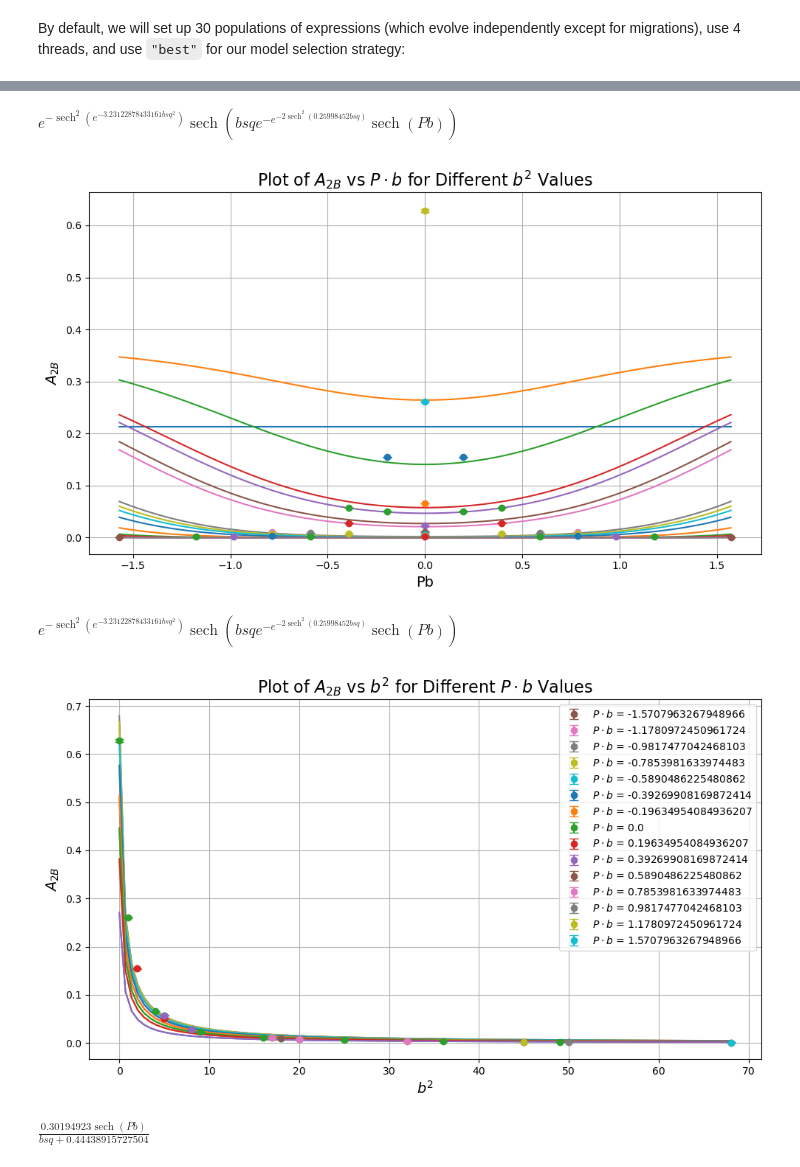
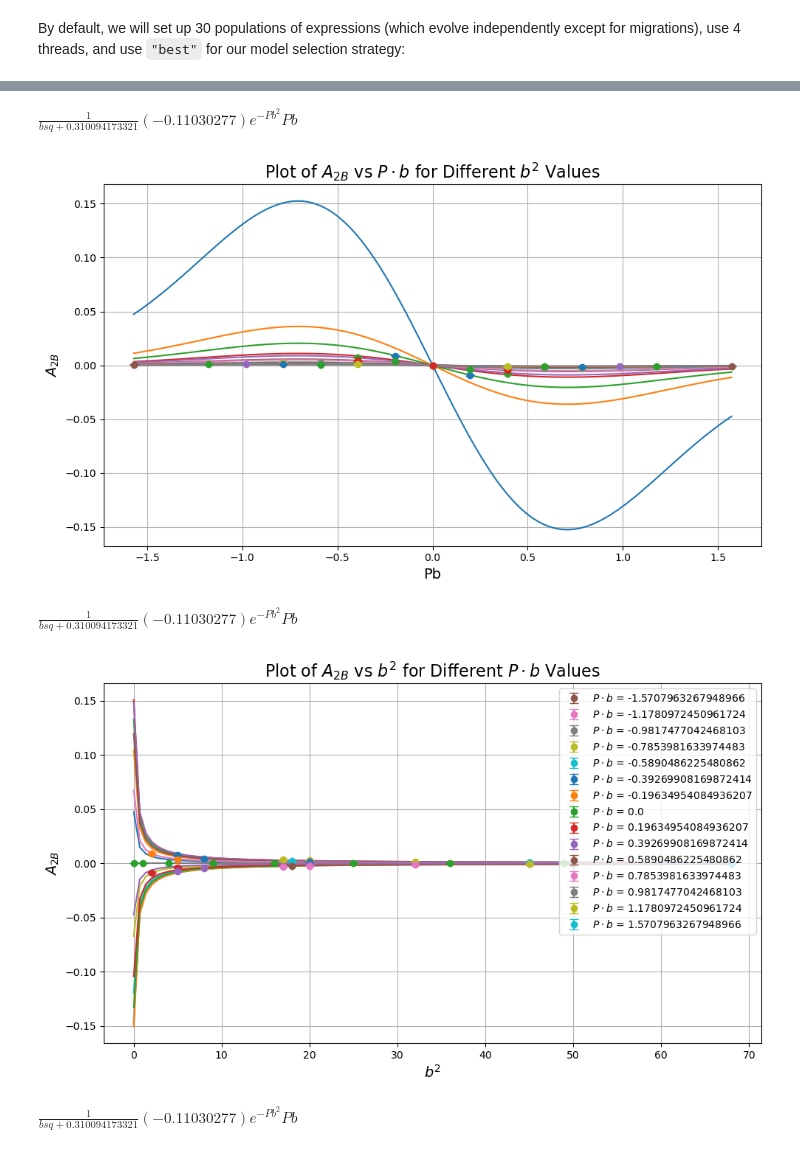
Before and after one commit to Hariprashad-Ravikumar/Sivers_TMD_Lattice_Analysis_Mathematica_PySR, a Jupyter notebook: PySR/A2B_Pb_b2_each_eta.ipynb, the cells around one changed output, grey strips where cells are left out. Saved outputs shown, nothing was run; the diff lists cells and outputs as text; code cells hidden in the pictures.

```diff
--- a/PySR/A2B_Pb_b2_each_eta.ipynb
+++ b/PySR/A2B_Pb_b2_each_eta.ipynb
@@ -39,7 +73,7 @@ import h5py
 # PySR for A12B eta = 8:
 # %%
 
-file_path = "/Users/hariprashadravikumar/sivers_TMD_PhD_project/save_h5_A12B_A2B/eta_Pb_bsquare_Amp_err_withb0.h5"
+file_path = "/Users/hariprashadravikumar/sivers_TMD_PhD_project/save_h5_A12B_A2B/eta_Pb_bsquare_Amp_Re_Im_err.h5"
 #with h5py.File(file_path, "r") as h5_file:
 #    # Specify the dataset to extract
 #    dataset_name = "Pl-2/eta_8_Pb_bsq_A12B_err"
@@ -48,7 +82,7 @@ file_path = "/Users/hariprashadravikumar/sivers_TMD_PhD_project/save_h5_A12B_A2B
 P1 = 1
 data_list = []
 with h5py.File(file_path, "r") as h5_file:
-    dataset_name = f"Pl-{P1}/eta_8_Pb_bsq_A2B_err"
+    dataset_name = f"Pl-{P1}/eta_8_Pb_bsq_ImA2B_err"
     dataPl = np.array(h5_file[dataset_name])
     data_list.append(dataPl)
 
@@ -57,7 +91,7 @@ data = np.vstack(data_list)
 PbbsqA2B = data[:, 1:3]
 A2B = data[:, 3]
 A2Berr = data[:, 4]
-A2Bweight = [1/sigma**2 for sigma in A2Berr]
+A2Bweight = [0 if sigma == 0 else 1/sigma**2 for sigma in A2Berr]
 
 
 #print("bLbT =", bLbT)
@@ -165,7 +199,7 @@ extra_sympy_mappings = {
     "sech": lambda x: sech(x)
 }
 
-model = PySRRegressor(
+modelold = PySRRegressor(
     niterations=50,
     unary_operators=["gaussian(x) = exp(-x^2)",  "sech"],
     binary_operators=["*"],
@@ -175,15 +209,14 @@ model = PySRRegressor(
     constraints={'gaussian': (-1, 1), 'sech': (-1, 1)}
 
 )
-
-modelold = PySRRegressor(
-    niterations=30,
-    unary_operators=["sech"],
+model = PySRRegressor(
+    niterations=50,
+    unary_operators=["gaussian(x) = exp(-x^2)", "decay(x) = exp(-x)"],
     binary_operators=["*", "Lorentzian(x, y) = 1/(y + x^2)"],
     extra_sympy_mappings=extra_sympy_mappings,  # Include the custom mappings
     loss_function=custom_loss_function,  # Use the custom loss function
-    #nested_constraints = { "sech": {"sech": 0,  "Lorentzian": 0},  "Lorentzian": {"sech": 0, "Lorentzian": 0}},
-    constraints={'gaussian': (-1, 1), 'sech': (-1, 1), 'Lorentzian': (-1, 1)}
+    nested_constraints = { "gaussian": {"gaussian": 0, "Lorentzian": 0, "decay": 0},"Lorentzian": {"Lorentzian": 0, "gaussian": 0, "decay": 0},  "decay": {"Lorentzian": 0, "gaussian": 0, "decay": 0}},
+    constraints={'gaussian': (-1, 1), 'Lorentzian': (-1, 1), 'decay': (-1, 1)}
 
 )
 
@@ -231,9 +264,9 @@ PySRRegressor.equations_ = [
 # %%
-model.sympy(10)
+model.sympy(5)
 # %% [output]
-$\displaystyle e^{- \operatorname{sech}^{2}{\left(e^{- 3.23122878433161 bsq^{2}} \right)}} \operatorname{sech}{\left(bsq e^{- e^{- 2 \operatorname{sech}^{2}{\left(0.25998452 bsq \right)}}} \operatorname{sech}{\left(Pb \right)} \right)}$
+$\displaystyle \frac{1}{bsq + 0.310094173321} \left(-0.11030277\right) e^{- Pb^{2}} Pb$
 # %%
-pick = 10
+pick = 5
 
 
 Pb_plot = np.linspace(-max(unique_Pb),max(unique_Pb), 100)
@@ -245,35 +278,35 @@ for bsq in unique_bsq:
     plt.plot(Pb_plot, predictions)
 for i, bsq in enumerate(unique_bsq):
     #if bT<1 :
     #    continue
     # Filter data for the current bT value
     mask = PbbsqA2B[:, 1] == bsq
     Pb_values = PbbsqA2B[mask, 0]
     A2B_values = A2B[mask]
     A2B_errors = A2Berr[mask]
 
     # Plot with error bars
     plt.errorbar(
         Pb_values,
         A2B_values,
         yerr=A2B_errors,
         fmt='o',
         capsize=4
     )
 # Add labels, legend, and grid
 plt.xlabel("Pb", fontsize=14)
 plt.ylabel("$A_{2B}$", fontsize=14)
 plt.title("Plot of $A_{2B}$ vs $P\cdot b$ for Different $b^2$ Values", fontsize=16)
 plt.grid(True)
 plt.tight_layout()
 plt.show()
 
 
 
 model.sympy(pick)
 # %% [output]
-[figure, old version]
+[figure, new version]
-$\displaystyle e^{- \operatorname{sech}^{2}{\left(e^{- 3.23122878433161 bsq^{2}} \right)}} \operatorname{sech}{\left(bsq e^{- e^{- 2 \operatorname{sech}^{2}{\left(0.25998452 bsq \right)}}} \operatorname{sech}{\left(Pb \right)} \right)}$
+$\displaystyle \frac{1}{bsq + 0.310094173321} \left(-0.11030277\right) e^{- Pb^{2}} Pb$
 # %%
 
 b2_plot = np.linspace(0,max(unique_bsq), 100)
@@ -313,7 +346,7 @@ plt.show()
 
 model.sympy(pick)
 # %% [output]
-[figure, old version]
+[figure, new version]
-$\displaystyle \frac{0.30194923 \operatorname{sech}{\left(Pb \right)}}{bsq + 0.44438915727504}$
+$\displaystyle \frac{1}{bsq + 0.310094173321} \left(-0.11030277\right) e^{- Pb^{2}} Pb$
 # %%
 model.equations_[["complexity", "loss", "equation"]]
```
Also changed, not shown: parts of 5 cells of this notebook, 14 other files.
